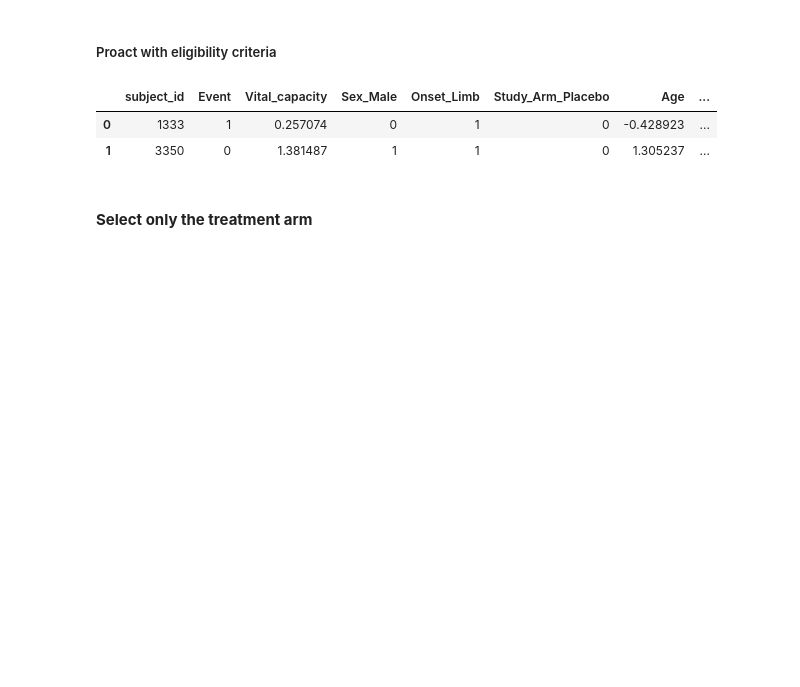
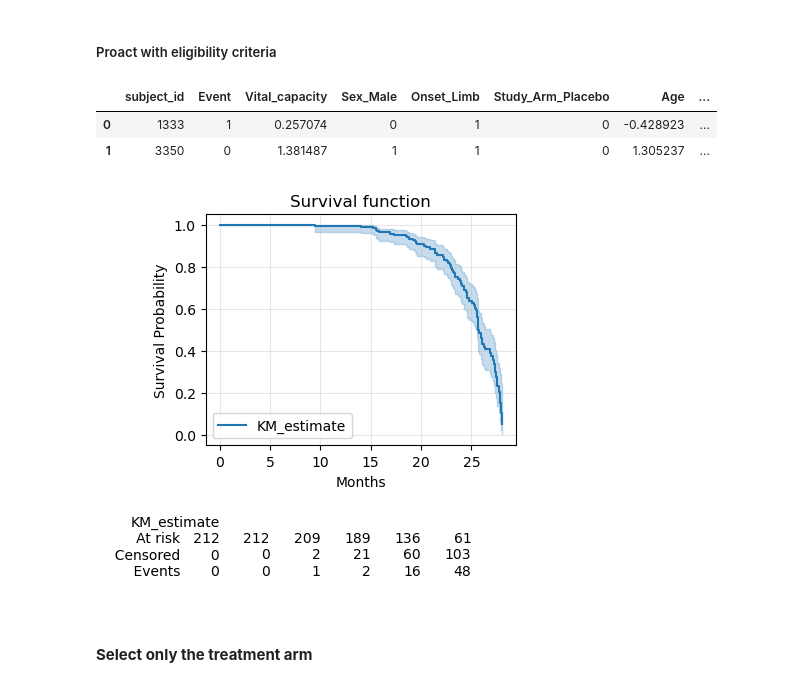
Before and after one commit to Uzoemeka/All_ALS_Data, a Jupyter notebook: 07.3_flexible_parametric_model_script_val_functionized_main_placebo_ext_trt_val.ipynb, the cells around one changed output. Drawn from its saved outputs; the diff is of its cells as text; code cells hidden in the pictures; blank space fills up the shorter version.

```diff
--- a/07.3_flexible_parametric_model_script_val_functionized_main_placebo_ext_trt_val.ipynb
+++ b/07.3_flexible_parametric_model_script_val_functionized_main_placebo_ext_trt_val.ipynb
@@ -94,11 +94,21 @@ MND_lica.head(2)
 proact_miro = pd.read_csv('/Users/Apple/projects/ALS_Digital_Twins/All_processed_data/DataFIle/proact_miro_full.csv')
 proact_lica = pd.read_csv('/Users/Apple/projects/ALS_Digital_Twins/All_processed_data/DataFIle/proact_lica_full.csv')
 
+proact_miro['slope'] = (48 - proact_miro['ALSFRS_RT']) / proact_miro['Disease_Duration']
+proact_lica['slope'] = (48 - proact_lica['ALSFRS_RT']) / proact_lica['Disease_Duration']
+
+binss = [-np.inf, 0.31, 1.17, np.inf]
+labelss = ["slow", "intermediate", "fast"]
+
+proact_miro["Progression_group"] = pd.cut(proact_miro["slope"], bins=binss, labels=labelss)
+proact_lica["Progression_group"] = pd.cut(proact_lica["slope"], bins=binss, labels=labelss)
+
+
 proact_miro['Study_Arm_Placebo'] = (proact_miro['Study_Arm'] == 'Placebo').astype(int)
 proact_lica['Study_Arm_Placebo'] = (proact_lica['Study_Arm'] == 'Placebo').astype(int)
 
-proact_miro = proact_miro[['subject_id', 'Event', 'Vital_Capacity_l_std', 'Sex_Male', 'Onset_Limb', 'Study_Arm_Placebo', 'Age_std', 'Diagnosis_delay_l_std', 'Disease_Duration', 'TRICALS', 'Sex_onset',	'Age_Sex', 'Age_onset', 'Age_sq']]
-proact_lica = proact_lica[['subject_id', 'Event', 'Vital_Capacity_l_std', 'Sex_Male', 'Onset_Limb', 'Study_Arm_Placebo', 'Age_std', 'Diagnosis_delay_l_std', 'Disease_Duration', 'TRICALS', 'Sex_onset',	'Age_Sex', 'Age_onset', 'Age_sq']]
+proact_miro = proact_miro[['subject_id', 'Event', 'Vital_Capacity_l_std', 'Sex_Male', 'Onset_Limb', 'Study_Arm_Placebo', 'Age_std', 'Diagnosis_delay_l_std', 'Disease_Duration', 'TRICALS', 'Sex_onset',	'Age_Sex', 'Age_onset', 'Age_sq', "Progression_group"]]
+proact_lica = proact_lica[['subject_id', 'Event', 'Vital_Capacity_l_std', 'Sex_Male', 'Onset_Limb', 'Study_Arm_Placebo', 'Age_std', 'Diagnosis_delay_l_std', 'Disease_Duration', 'TRICALS', 'Sex_onset',	'Age_Sex', 'Age_onset', 'Age_sq', "Progression_group"]]
 
 proact_miro = proact_miro.rename(columns={'Age_std': 'Age', 'Diagnosis_delay_l_std': 'Diagnostic_Delay', 'Vital_Capacity_l_std': 'Vital_capacity'})
 proact_lica = proact_lica.rename(columns={'Age_std': 'Age', 'Diagnosis_delay_l_std': 'Diagnostic_Delay', 'Vital_Capacity_l_std': 'Vital_capacity'})
@@ -110,6 +120,27 @@ proact_lica.head(2)
 |  | subject_id | Event | Vital_capacity | Sex_Male | Onset_Limb | Study_Arm_Placebo | Age | ... |
 | 0 | 1333 | 1 | 0.257074 | 0 | 1 | 0 | -0.428923 | ... |
 | 1 | 3350 | 0 | 1.381487 | 1 | 1 | 0 | 1.305237 | ... |
+# %%
+dat1 = proact_miro[proact_miro['Progression_group'] == 'intermediate']
+
+fig, ax = plt.subplots(figsize=(4, 3))
+
+kmf = KaplanMeierFitter()
+kmf.fit(dat1['Disease_Duration'], dat1['Event'])
+# kmf.plot_survival_function()
+kmf.plot_survival_function(ax=ax, ci_show=True)
+
+ax.set_title("Survival function")
+ax.set_xlabel("Months")
+ax.set_ylabel("Survival Probability")
+ax.set_ylim(-0.05,1.05)
+ax.grid(True, alpha=0.3)
+
+add_at_risk_counts(kmf, ax=ax)
+
+plt.show()
+# %% [output]
+[figure, added]
 # %% [markdown]
 #### **Select only the treatment arm**
 # %%
```
Also changed, not shown: parts of 19 cells of this notebook, 7 other files.
